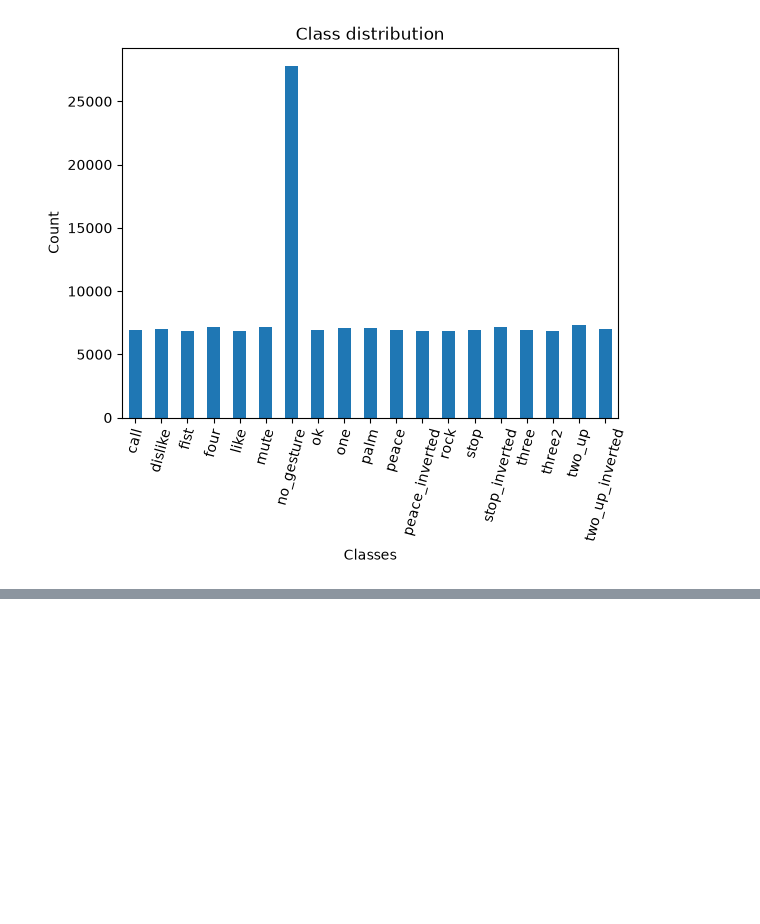
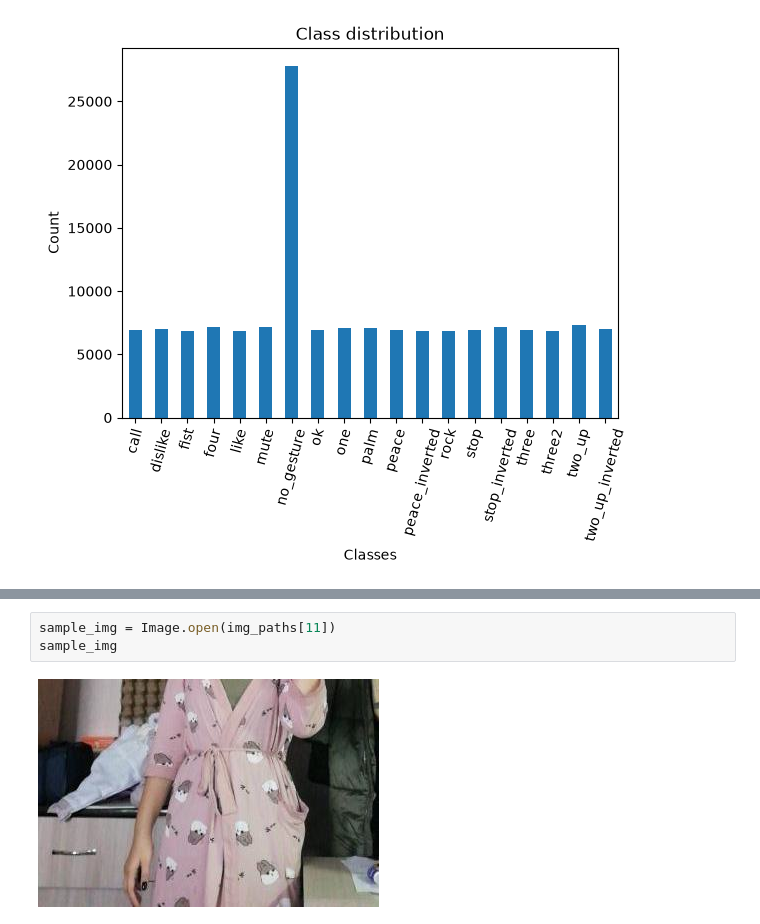
Before and after one commit to HarrisonWilliams123/Image-Classifier, a Jupyter notebook: imageclassifier.ipynb, the cells around one changed output, grey strips where cells are left out. Saved outputs shown, nothing was run; the diff lists cells and outputs as text; blank space fills up the shorter version.

```diff
--- a/imageclassifier.ipynb
+++ b/imageclassifier.ipynb
@@ -222,0 +388,5 @@ plt.show()
+# %%
+sample_img = Image.open(img_paths[11])
+sample_img
+# %% [output]
+[figure, added]
```
Also changed, not shown: parts of 10 cells of this notebook.
